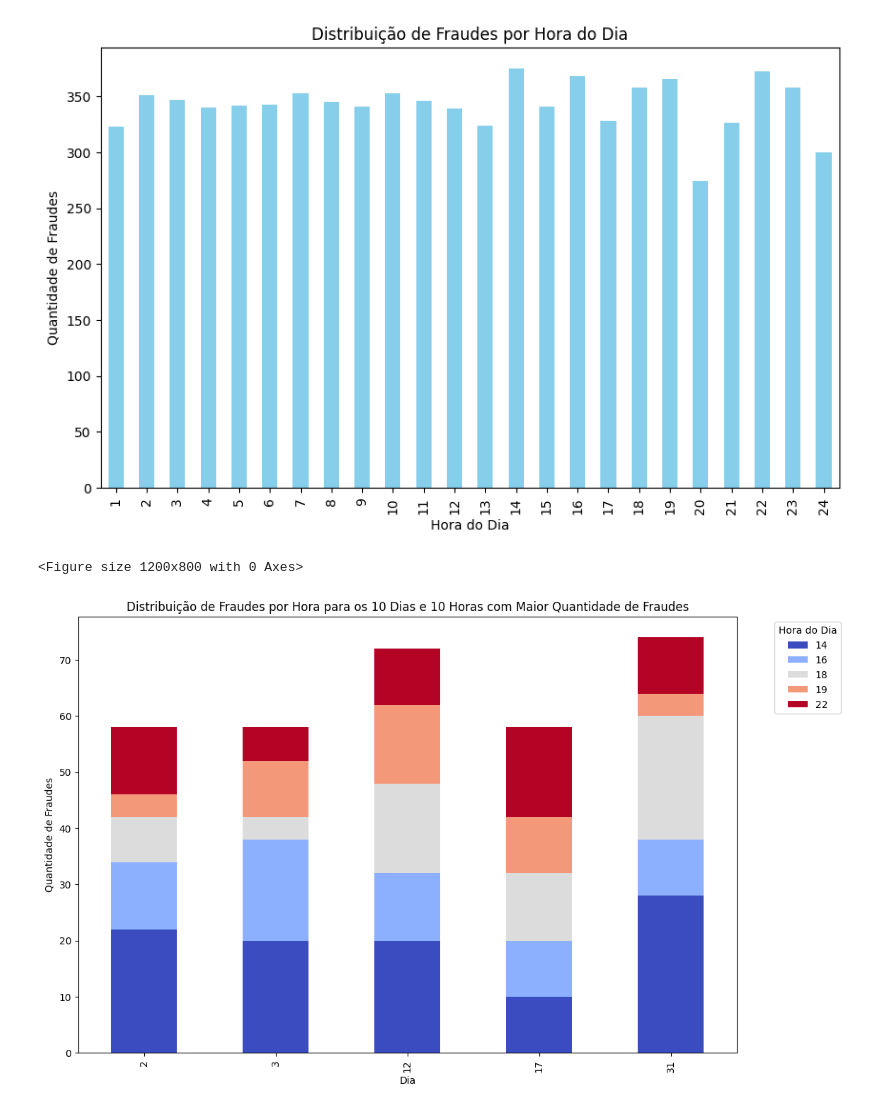
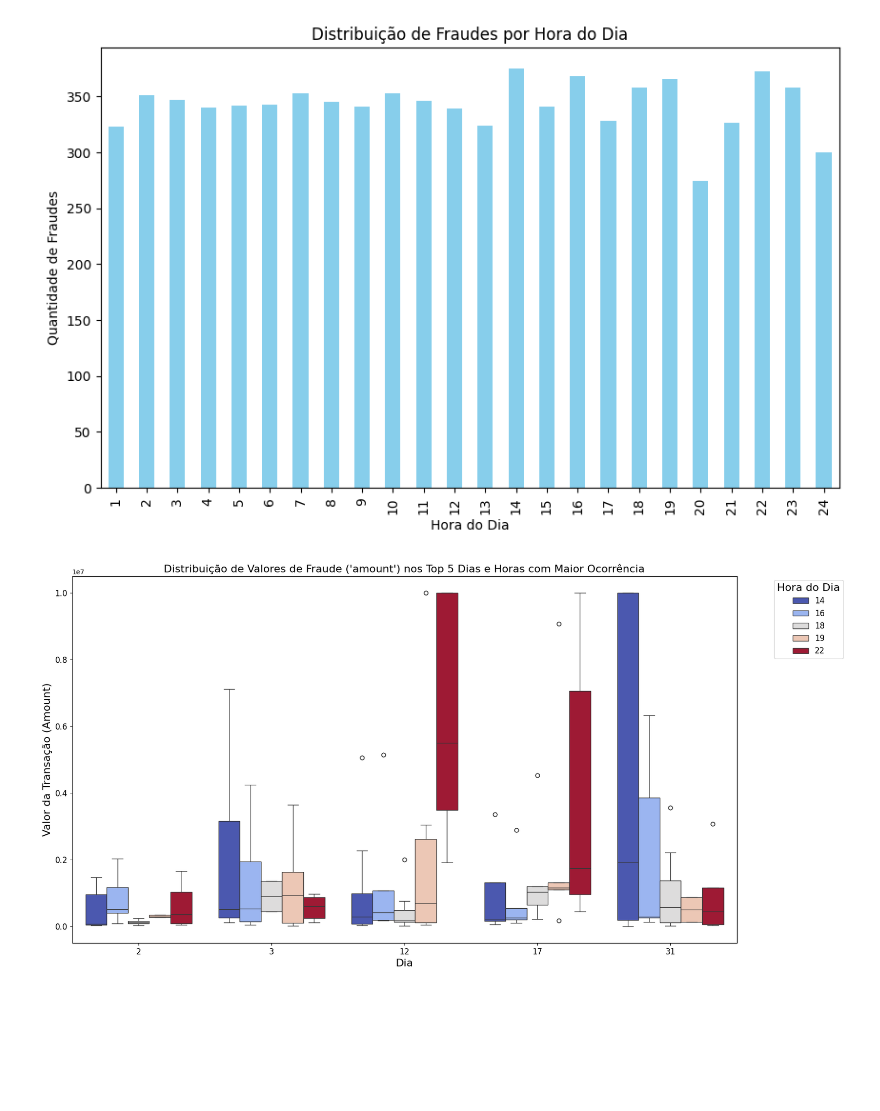
Before and after one commit to BrunaCFerreiraAzevedo/PredicaoFraude, a Jupyter notebook: analiseexploratoria.ipynb, the cells around one changed output. Saved outputs shown, nothing was run; the diff lists cells and outputs as text; code cells hidden in the pictures; blank space fills up the shorter version.

Commit message:
Boxplot ajustado

```diff
--- a/analiseexploratoria.ipynb
+++ b/analiseexploratoria.ipynb
@@ -414,27 +414,46 @@ plt.show()
 [figure]
 # %%
 import matplotlib.pyplot as plt
+import seaborn as sns
 
-# Filtrar para incluir apenas transações fraudulentas nos top 10 dias e top 10 horas
-top_10_days = df[df['isFraud'] == 1].groupby('day').size().nlargest(5).index
-top_10_hours = df[df['isFraud'] == 1].groupby('hour').size().nlargest(5).index
-filtered_fraud = df[(df['isFraud'] == 1) & (df['day'].isin(top_10_days)) & (df['hour'].isin(top_10_hours))]
+# Filtrar para incluir apenas transações fraudulentas nos top 5 dias e top 5 horas
+top_5_days = df[df['isFraud'] == 1].groupby('day').size().nlargest(5).index
+top_5_hours = df[df['isFraud'] == 1].groupby('hour').size().nlargest(5).index
 
-# Agrupar fraudes por dia e hora para o conjunto filtrado
-fraud_count_top_days_hours = filtered_fraud.groupby(['day', 'hour']).size().unstack()
+filtered_fraud = df[(df['isFraud'] == 1) & (df['day'].isin(top_5_days)) & (df['hour'].isin(top_5_hours))]
 
-# Criar gráfico de barras empilhadas para os dias e horas selecionados nas transações fraudulentas
-plt.figure(figsize=(12, 8))
-fraud_count_top_days_hours.plot(kind='bar', stacked=True, colormap='coolwarm', figsize=(12, 8))
+# Criar o gráfico boxplot
+plt.figure(figsize=(18, 10))  # Aumenta o tamanho do gráfico
+sns.boxplot(
+    data=filtered_fraud,
+    x='day',
+    y='amount',
+    hue='hour',
+    palette='coolwarm'
+)
 
 # Adicionar título e rótulos
-plt.title("Distribuição de Fraudes por Hora para os 10 Dias e 10 Horas com Maior Quantidade de Fraudes")
-plt.xlabel("Dia")
-plt.ylabel("Quantidade de Fraudes")
-plt.legend(title="Hora do Dia", bbox_to_anchor=(1.05, 1), loc='upper left')
+plt.title(
+    "Distribuição de Valores de Fraude ('amount') nos Top 5 Dias e Horas com Maior Ocorrência",
+    fontsize=16
+)
+plt.xlabel("Dia", fontsize=16)
+plt.ylabel("Valor da Transação (Amount)", fontsize=16)
+
+# Ajustar o tamanho das legendas e dos ticks dos eixos
+plt.xticks(fontsize=12)
+plt.yticks(fontsize=12)
+
+# Ajustar posição da legenda
+plt.legend(
+    title="Hora do Dia",
+    bbox_to_anchor=(1.05, 1),
+    loc='upper left',
+    fontsize=12,
+    title_fontsize=16
+)
 
 # Exibir o gráfico
 plt.show()
 # %% [output]
-<Figure size 1200x800 with 0 Axes>
-[figure, old version]
+[figure, new version]
```
Also changed, not shown: parts of 1 cell of this notebook.
